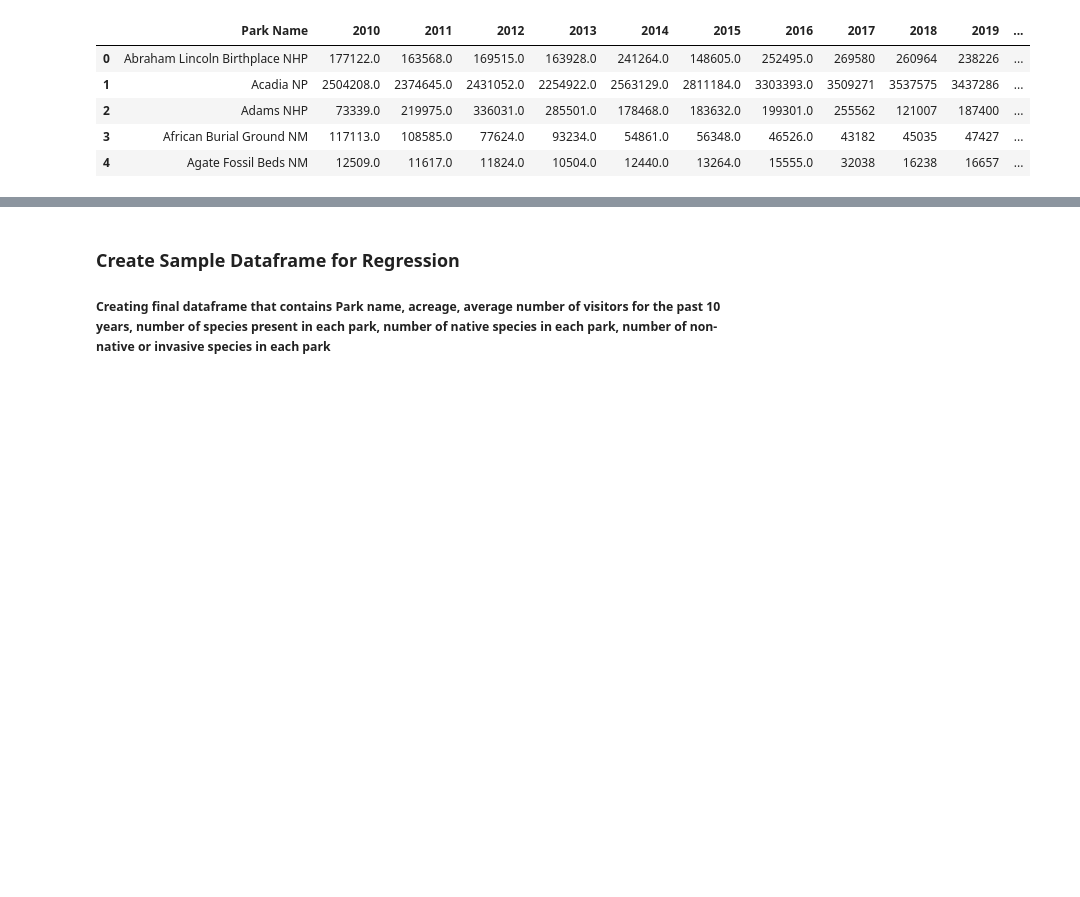
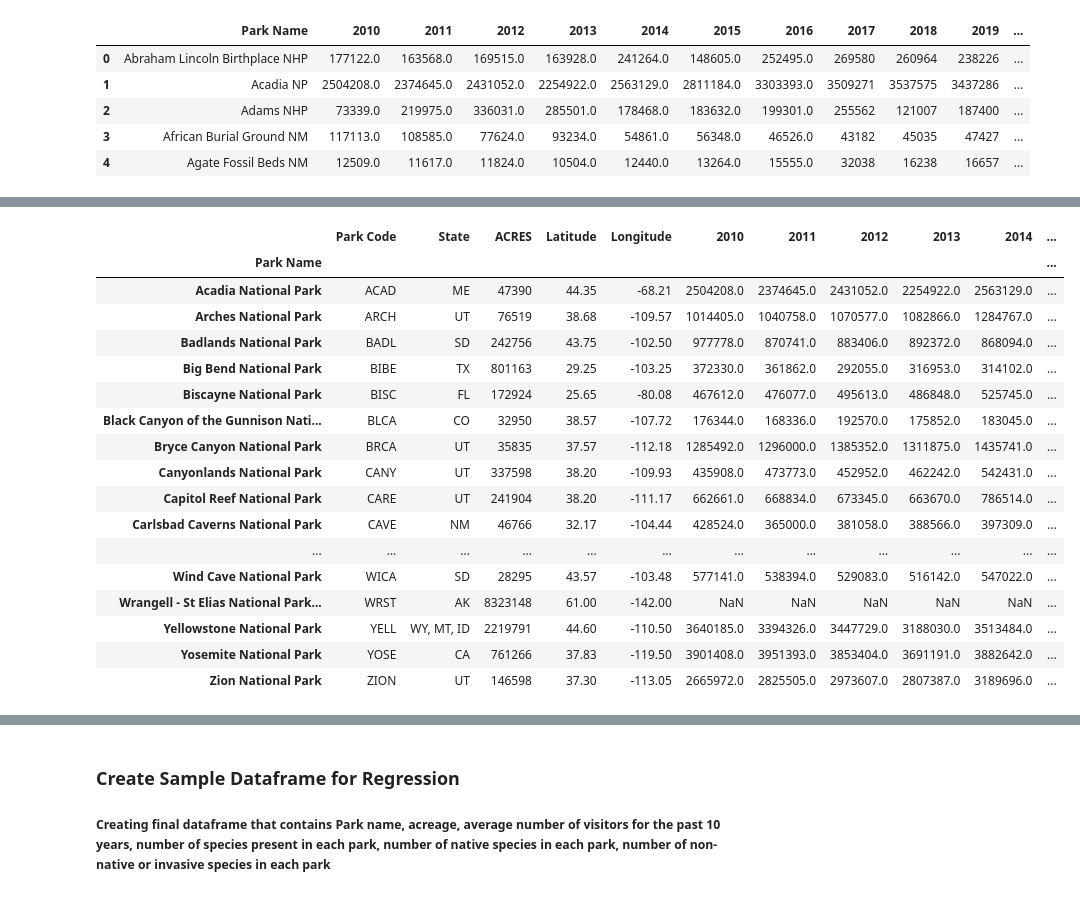
Before and after one commit to holleyvoegtle/Biodiversity_Analysis, a Jupyter notebook: machine-learning/Biodiversity_MachineLearning.ipynb, the cells around one changed output, grey strips where cells are left out. Saved outputs shown, nothing was run; the diff lists cells and outputs as text; code cells hidden in the pictures; blank space fills up the shorter version.

Commit message:
Started transforming and cleaning the data for final machine learning model dataframe

```diff
--- a/machine-learning/Biodiversity_MachineLearning.ipynb
+++ b/machine-learning/Biodiversity_MachineLearning.ipynb
@@ -75,0 +82,4 @@ visitation_df.head()
+# %%
+#Convert park names to list object from vistation dataframe
+park_name_list = visitation_df.iloc[:,0]
+park_name_list
@@ -75,0 +99,8 @@ visitation_df.head()
+# %%
+#Replace abbreviations in list
+park_name_list = park_name_list.str.replace(" NPRES", " National Preserve")
+park_name_list = park_name_list.str.replace(" NP", " National Park")
+park_name_list = park_name_list.str.replace(" NM", " National Monument")
+park_name_list = park_name_list.str.replace(" NHP", " National Historic Place")
+
+park_name_list
@@ -75,0 +120,4 @@ visitation_df.head()
+# %%
+#Replace visitaiton_df "Park Name" column with updated park names
+visitation_df["Park Name"] = park_name_list
+visitation_df.head()
@@ -75,0 +131,8 @@ visitation_df.head()
+# %%
+# Set index on dataframes to Park Names
+parks_df.set_index("Park Name", inplace=True, drop=True)
+species_df.set_index("Park Name", inplace=True, drop=True)
+visitation_df.set_index("Park Name", inplace=True, drop=True)
+
+print(parks_df)
+print(visitation_df)
@@ -75,0 +157,23 @@ visitation_df.head()
+# %%
+#Perform left join on parks df with visitaiton df
+park_visitation_df = parks_df.join(visitation_df)
+park_visitation_df
+# %% [output]
+|  | Park Code | State | ACRES | Latitude | Longitude | 2010 | 2011 | 2012 | 2013 | 2014 | ... |
+| Park Name |  |  |  |  |  |  |  |  |  |  | ... |
+| Acadia National Park | ACAD | ME | 47390 | 44.35 | -68.21 | 2504208.0 | 2374645.0 | 2431052.0 | 2254922.0 | 2563129.0 | ... |
+| Arches National Park | ARCH | UT | 76519 | 38.68 | -109.57 | 1014405.0 | 1040758.0 | 1070577.0 | 1082866.0 | 1284767.0 | ... |
+| Badlands National Park | BADL | SD | 242756 | 43.75 | -102.50 | 977778.0 | 870741.0 | 883406.0 | 892372.0 | 868094.0 | ... |
+| Big Bend National Park | BIBE | TX | 801163 | 29.25 | -103.25 | 372330.0 | 361862.0 | 292055.0 | 316953.0 | 314102.0 | ... |
+| Biscayne National Park | BISC | FL | 172924 | 25.65 | -80.08 | 467612.0 | 476077.0 | 495613.0 | 486848.0 | 525745.0 | ... |
+| Black Canyon of the Gunnison Nati... | BLCA | CO | 32950 | 38.57 | -107.72 | 176344.0 | 168336.0 | 192570.0 | 175852.0 | 183045.0 | ... |
+| Bryce Canyon National Park | BRCA | UT | 35835 | 37.57 | -112.18 | 1285492.0 | 1296000.0 | 1385352.0 | 1311875.0 | 1435741.0 | ... |
+| Canyonlands National Park | CANY | UT | 337598 | 38.20 | -109.93 | 435908.0 | 473773.0 | 452952.0 | 462242.0 | 542431.0 | ... |
+| Capitol Reef National Park | CARE | UT | 241904 | 38.20 | -111.17 | 662661.0 | 668834.0 | 673345.0 | 663670.0 | 786514.0 | ... |
+| Carlsbad Caverns National Park | CAVE | NM | 46766 | 32.17 | -104.44 | 428524.0 | 365000.0 | 381058.0 | 388566.0 | 397309.0 | ... |
+| ... | ... | ... | ... | ... | ... | ... | ... | ... | ... | ... | ... |
+| Wind Cave National Park | WICA | SD | 28295 | 43.57 | -103.48 | 577141.0 | 538394.0 | 529083.0 | 516142.0 | 547022.0 | ... |
+| Wrangell - St Elias National Park... | WRST | AK | 8323148 | 61.00 | -142.00 | NaN | NaN | NaN | NaN | NaN | ... |
+| Yellowstone National Park | YELL | WY, MT, ID | 2219791 | 44.60 | -110.50 | 3640185.0 | 3394326.0 | 3447729.0 | 3188030.0 | 3513484.0 | ... |
+| Yosemite National Park | YOSE | CA | 761266 | 37.83 | -119.50 | 3901408.0 | 3951393.0 | 3853404.0 | 3691191.0 | 3882642.0 | ... |
+| Zion National Park | ZION | UT | 146598 | 37.30 | -113.05 | 2665972.0 | 2825505.0 | 2973607.0 | 2807387.0 | 3189696.0 | ... |
```
Also changed, not shown: parts of 11 cells of this notebook.
